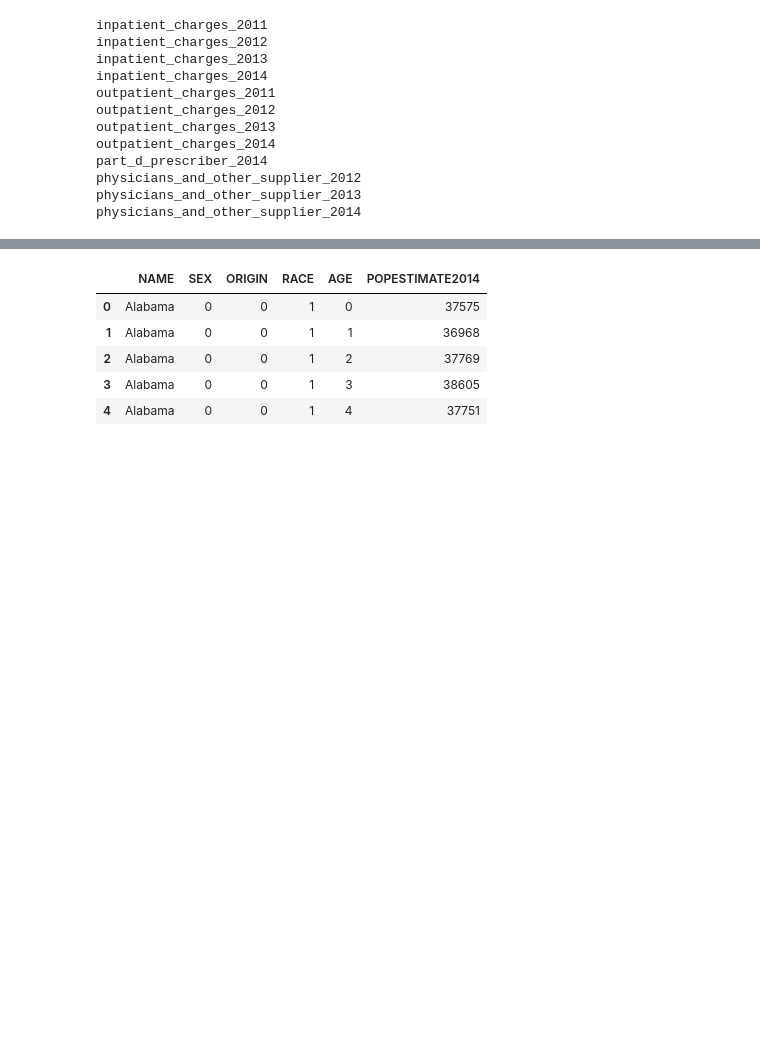
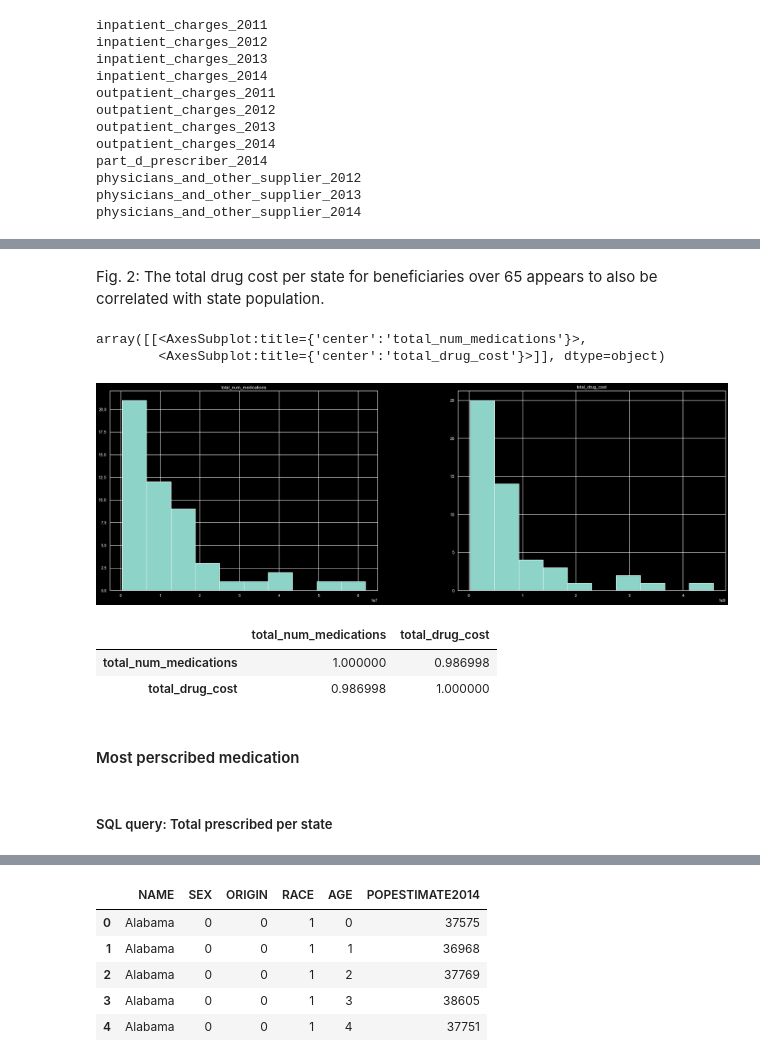
Before and after one commit to space-isa/medicare-data, a Jupyter notebook: src/medicare_data_analysis.ipynb, the cells around one changed output, grey strips where cells are left out. Cells and saved outputs as stored; diff of their text form; code cells hidden in the pictures; blank space fills up the shorter version.

```diff
--- a/src/medicare_data_analysis.ipynb
+++ b/src/medicare_data_analysis.ipynb
@@ -45 +54,6 @@ dataset = client.get_dataset(dataset_ref)
+# %%
+def query_to_df(query):
+    query_job = client.query(query)
+    df = query_job.to_dataframe()
+    return df
 # %% [markdown]
@@ -276,0 +177,24 @@ Fig. 2: This bar chart isn't the most effective way to display this data. Let's
+# %%
+query = """ SELECT nppes_provider_state as state,
+                   SUM(total_claim_count_ge65) as total_num_medications,
+                   SUM(total_drug_cost_ge65) as total_drug_cost
+                    FROM bigquery-public-data.medicare.part_d_prescriber_2014
+                    WHERE (nppes_provider_state != 'AA' AND
+                                    nppes_provider_state != 'AE' AND
+                                    nppes_provider_state != 'AS' AND
+                                    nppes_provider_state != 'AP' AND
+                                    nppes_provider_state != 'GU' AND
+                                    nppes_provider_state != 'MP' AND
+                                    nppes_provider_state != 'PR' AND
+                                    nppes_provider_state != 'VI' AND
+                                    nppes_provider_state != 'XX' AND
+                                    nppes_provider_state != 'ZZ')
+                    GROUP BY 1
+                    ORDER BY 1
+              """
+# %%
+tot_meds_per_state = query_to_df(query)
+
+#  Checking results
+print(len(tot_meds_per_state)) # expect 50 states + DC
+tot_meds_per_state.value_counts().head()
@@ -276,0 +232,20 @@ Fig. 2: This bar chart isn't the most effective way to display this data. Let's
+# %% [markdown]
+Fig. 2: The total drug cost per state for beneficiaries over 65 appears to also be correlated with state population.
+# %%
+# Looking at the distribution of the data via a histogram
+tot_meds_per_state.hist()
+# %% [output]
+array([[<AxesSubplot:title={'center':'total_num_medications'}>,
+        <AxesSubplot:title={'center':'total_drug_cost'}>]], dtype=object)
+[figure, added]
+# %%
+#  We expect that the total drug cost is correlated with the total number of prescriptions
+tot_meds_per_state.corr()
+# %% [output]
+|  | total_num_medications | total_drug_cost |
+| total_num_medications | 1.000000 | 0.986998 |
+| total_drug_cost | 0.986998 | 1.000000 |
+# %% [markdown]
+#### Most perscribed medication
+# %% [markdown]
+##### SQL query: Total prescribed per state
```
Also changed, not shown: parts of 224 cells of this notebook, 2 other files.
